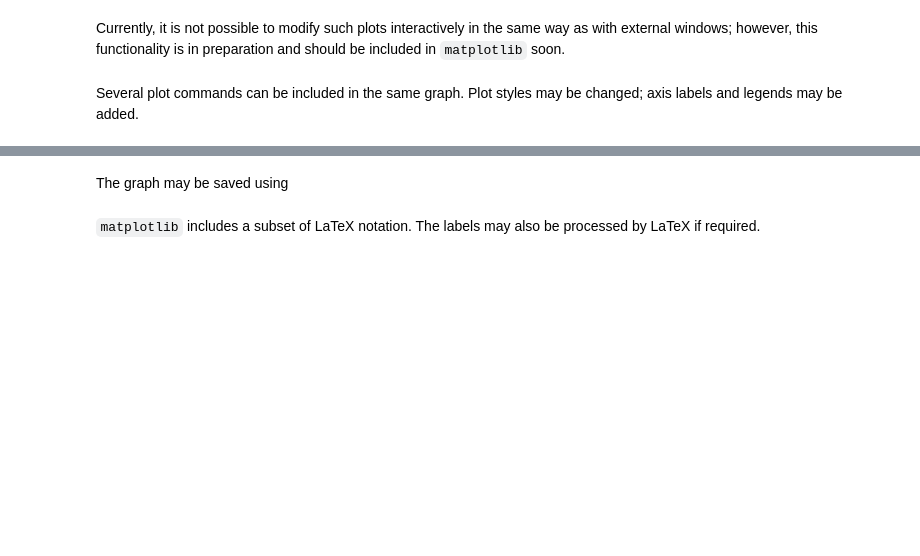
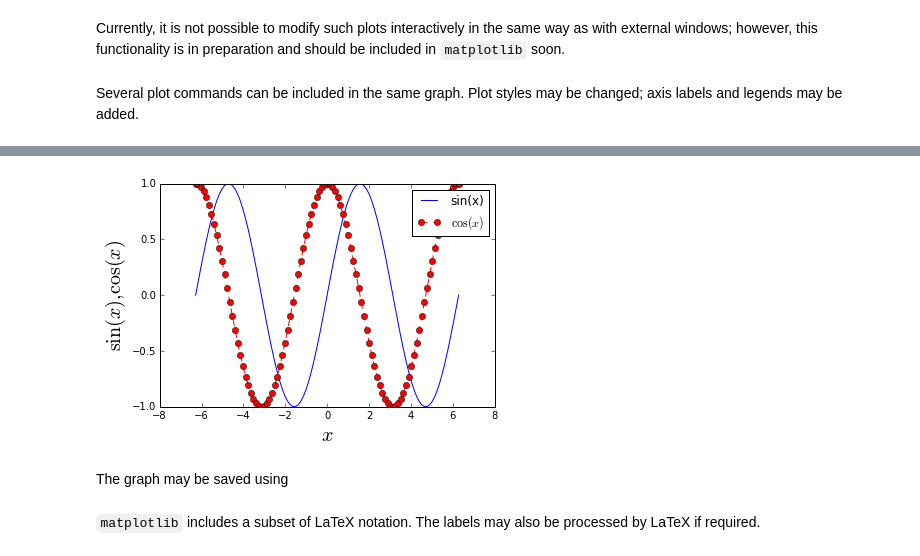
Before and after one commit to dpsanders/scipy_2014_python, a Jupyter notebook: Starting out with SciPy.ipynb, the cells around one changed output, grey strips where cells are left out. Saved outputs shown, nothing was run; the diff lists cells and outputs as text; code cells hidden in the pictures; blank space fills up the shorter version.

```diff
--- a/Starting out with SciPy.ipynb
+++ b/Starting out with SciPy.ipynb
@@ -193,8 +205,12 @@ Several plot commands can be included in the same graph. Plot styles may be chan
 # %%
-plt.plot(x, np.sin(x), label="$\sin(x)$")
+plt.plot(x, np.sin(x), label="sin(x)")
 plt.plot(x, np.cos(x), "ro--", label="$\cos(x)$")  # red points and dashed lines
 plt.xlabel("$x$", size=20)
 plt.ylabel("$\sin(x), \cos(x)$", size=20)
 plt.legend()
+
+plt.savefig("sincos.pdf")
+# %% [output]
+[figure, added]
 # %% [markdown]
 The graph may be saved using
```
Also changed, not shown: parts of 37 cells of this notebook, 7 other files.
